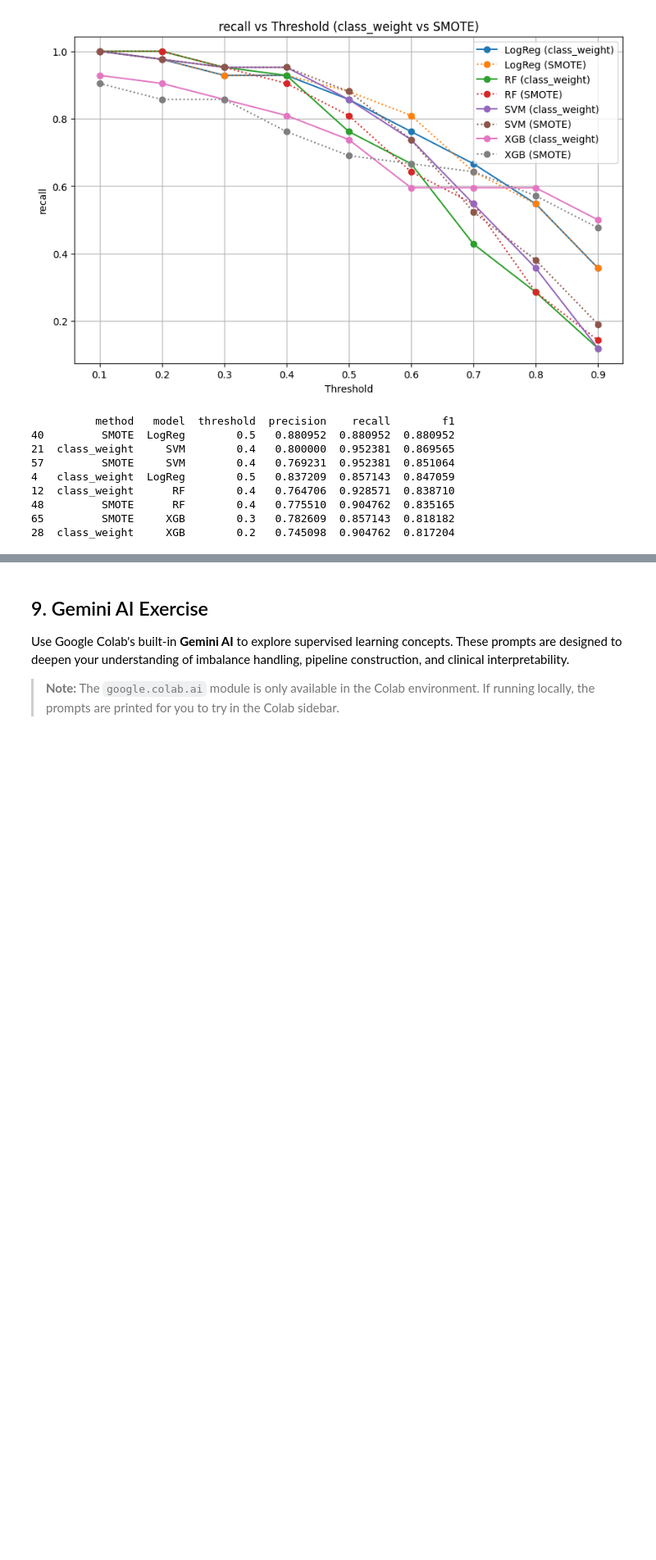
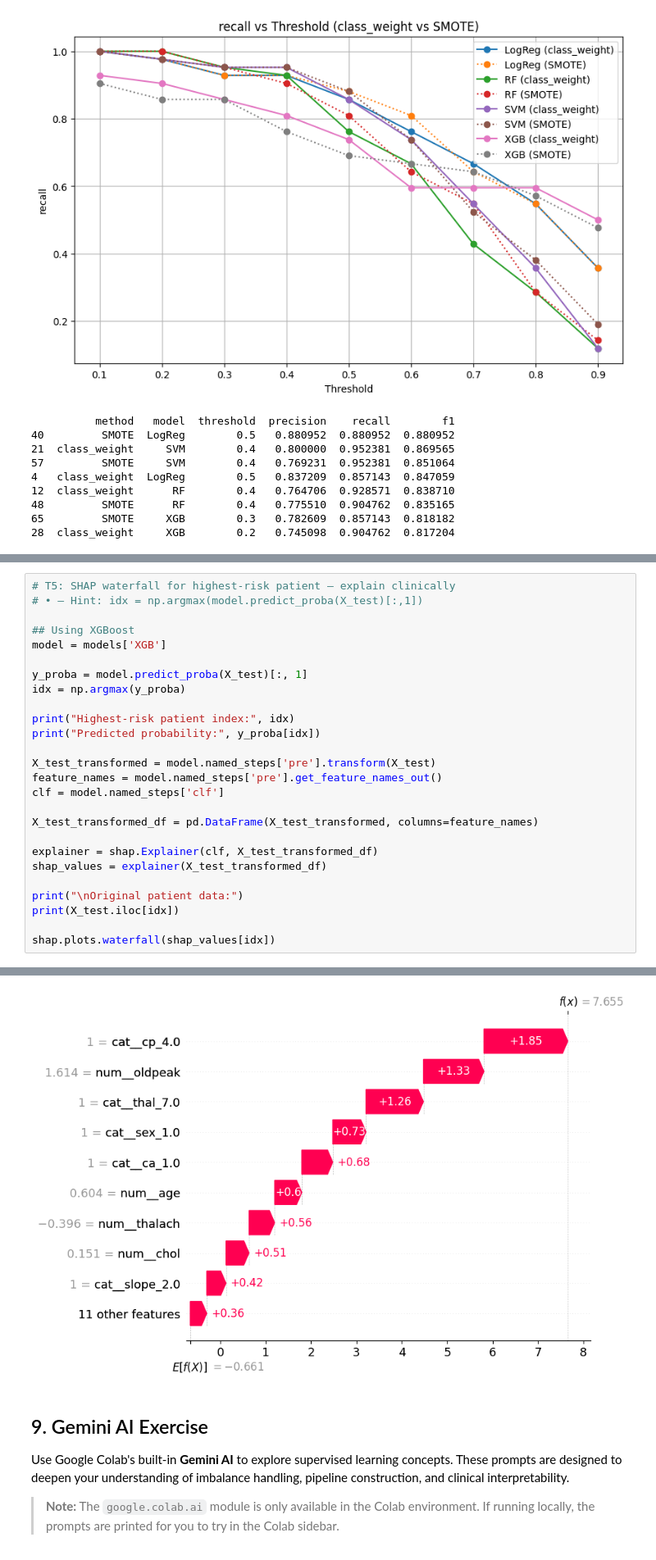
Before and after one commit to takeshi945/digitalAIHealth, a Jupyter notebook: Week04_Supervised_Learning_Practical.ipynb, the cells around one changed output, grey strips where cells are left out. Shown at 82% size. Drawn from its saved outputs; the diff is of its cells as text; blank space fills up the shorter version.

```diff
--- a/Week04_Supervised_Learning_Practical.ipynb
+++ b/Week04_Supervised_Learning_Practical.ipynb
@@ -2509,0 +2575,27 @@ print(best_f1[['method', 'model', 'threshold', 'precision', 'recall', 'f1']])
+# %%
+# T5: SHAP waterfall for highest-risk patient — explain clinically
+# • – Hint: idx = np.argmax(model.predict_proba(X_test)[:,1])
+
+## Using XGBoost
+model = models['XGB']
+
+y_proba = model.predict_proba(X_test)[:, 1]
+idx = np.argmax(y_proba)
+
+print("Highest-risk patient index:", idx)
+print("Predicted probability:", y_proba[idx])
+
+X_test_transformed = model.named_steps['pre'].transform(X_test)
+feature_names = model.named_steps['pre'].get_feature_names_out()
+clf = model.named_steps['clf']
+
+X_test_transformed_df = pd.DataFrame(X_test_transformed, columns=feature_names)
+
+explainer = shap.Explainer(clf, X_test_transformed_df)
+shap_values = explainer(X_test_transformed_df)
+
+print("\nOriginal patient data:")
+print(X_test.iloc[idx])
+
+shap.plots.waterfall(shap_values[idx])
+# %% [output]
@@ -2510,3 +2620,4 @@ print(best_f1[['method', 'model', 'threshold', 'precision', 'recall', 'f1']])
+[figure, added]
 # %% [markdown]
 ## 9. Gemini AI Exercise
 
```
Also changed, not shown: parts of 4 cells of this notebook.
